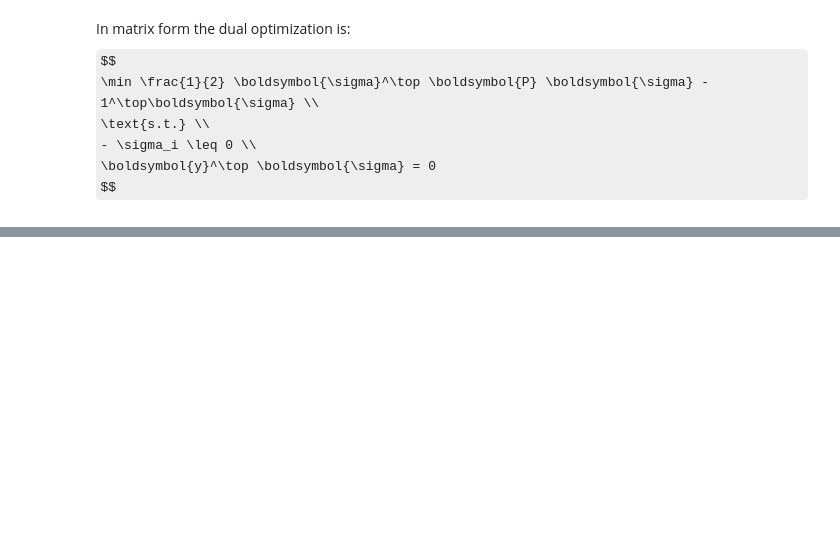
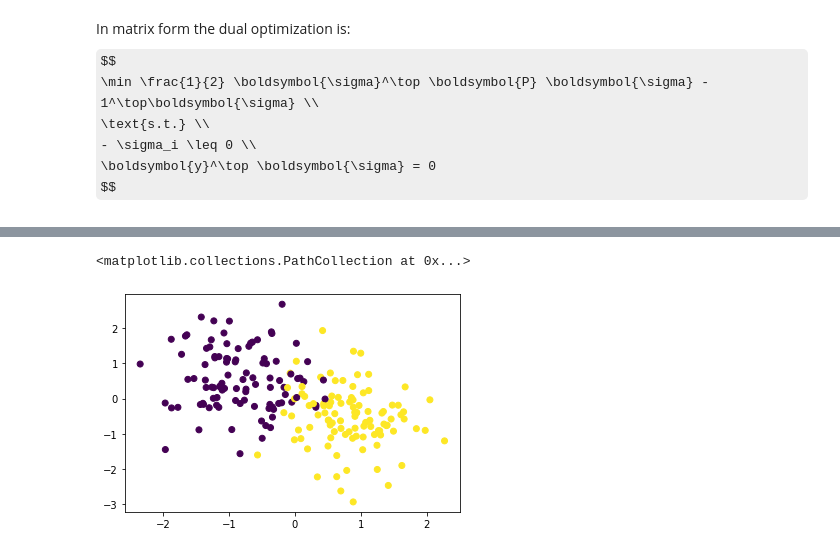
Before and after one commit to ConsciousML/SVM-from-scratch, a Jupyter notebook: Support Vector Machines.ipynb, the cells around one changed output, grey strips where cells are left out. Saved outputs shown, nothing was run; the diff lists cells and outputs as text; code cells hidden in the pictures; some formulas as TeX source; blank space fills up the shorter version.

Commit message:
add non separable data

```diff
--- a/Support Vector Machines.ipynb
+++ b/Support Vector Machines.ipynb
@@ -181,0 +180,6 @@ plot_svc(X, y, svc, pred)
+# %%
+X, y = generate_data(n_samples=200, n_features=2, centers=2, center_box=(-5, 5), cluster_std=3)
+plt.scatter(X[:, 0], X[:, 1], c=y)
+# %% [output]
+<matplotlib.collections.PathCollection at 0x...>
+[figure, added]
```
Also changed, not shown: parts of 5 cells of this notebook.
